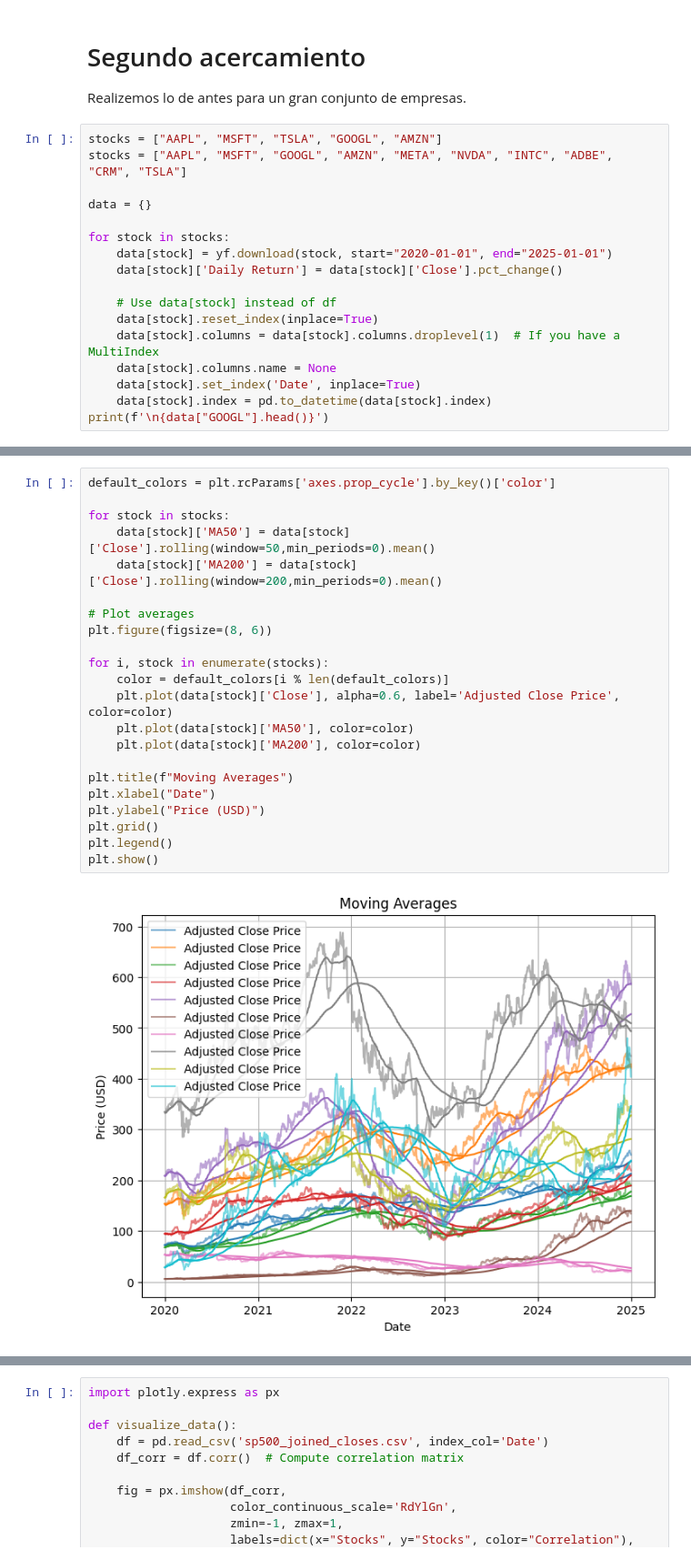
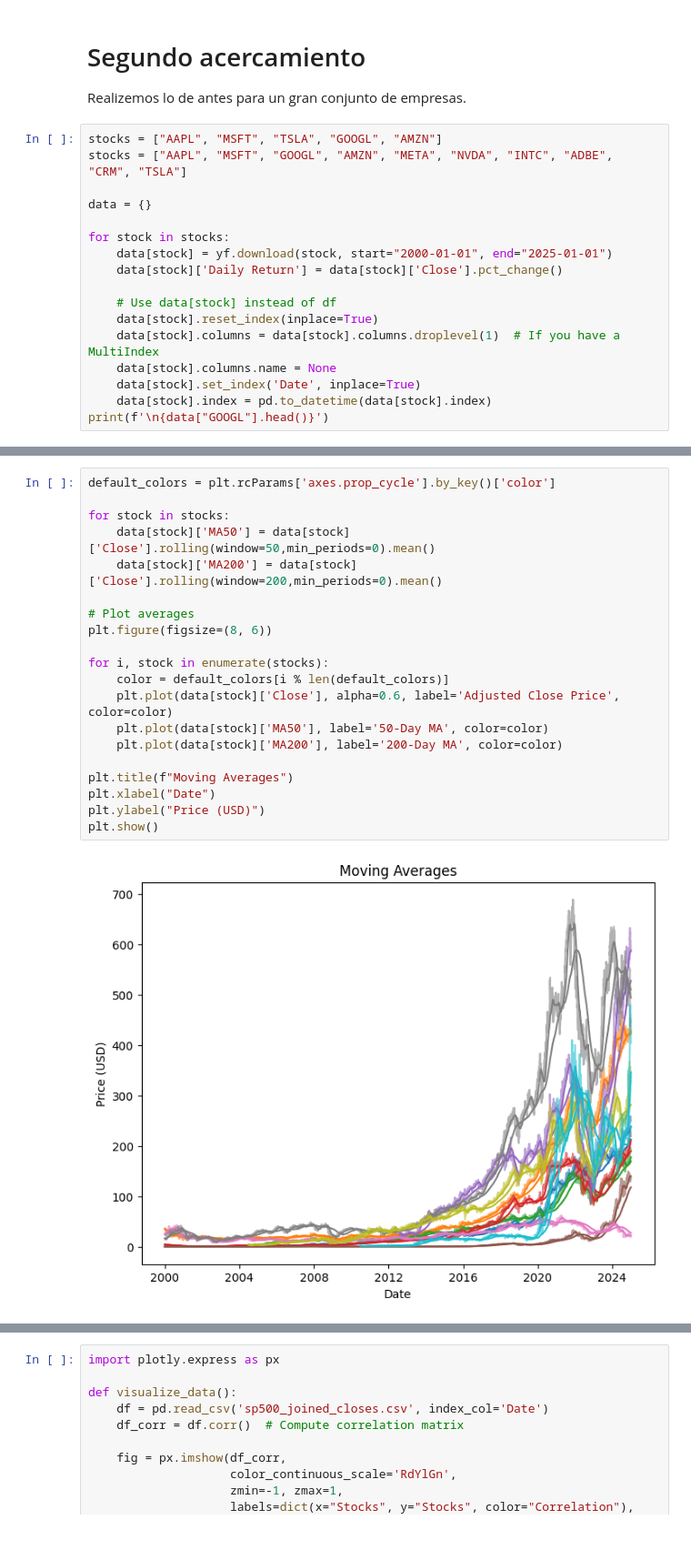
Before and after one commit to McBlunchi/QF, a Jupyter notebook: Regresion_Lineal_Acciones.ipynb, the cells around one changed output, grey strips where cells are left out. Shown at 91% size. Cells and saved outputs as stored; diff of their text form.

```diff
--- a/Regresion_Lineal_Acciones.ipynb
+++ b/Regresion_Lineal_Acciones.ipynb
@@ -184,7 +184,7 @@ stocks = ["AAPL", "MSFT", "GOOGL", "AMZN", "META", "NVDA", "INTC", "ADBE", "CRM"
 data = {}
 
 for stock in stocks:
-    data[stock] = yf.download(stock, start="2020-01-01", end="2025-01-01")
+    data[stock] = yf.download(stock, start="2000-01-01", end="2025-01-01")
     data[stock]['Daily Return'] = data[stock]['Close'].pct_change()
 
     # Use data[stock] instead of df
@@ -241,27 +242,25 @@ plt.show()
 # %%
 default_colors = plt.rcParams['axes.prop_cycle'].by_key()['color']
 
 for stock in stocks:
     data[stock]['MA50'] = data[stock]['Close'].rolling(window=50,min_periods=0).mean()
     data[stock]['MA200'] = data[stock]['Close'].rolling(window=200,min_periods=0).mean()
 
 # Plot averages
 plt.figure(figsize=(8, 6))
 
 for i, stock in enumerate(stocks):
     color = default_colors[i % len(default_colors)]
     plt.plot(data[stock]['Close'], alpha=0.6, label='Adjusted Close Price', color=color)
-    plt.plot(data[stock]['MA50'], color=color)
-    plt.plot(data[stock]['MA200'], color=color)
+    plt.plot(data[stock]['MA50'], label='50-Day MA', color=color)
+    plt.plot(data[stock]['MA200'], label='200-Day MA', color=color)
 
 plt.title(f"Moving Averages")
 plt.xlabel("Date")
 plt.ylabel("Price (USD)")
-plt.grid()
-plt.legend()
 plt.show()
 # %% [output]
-[figure, old version]
+[figure, new version]
 # %%
 print(data['AAPL'].head())
 print(data['AAPL'].columns)
```
Also changed, not shown: parts of 12 cells of this notebook.
